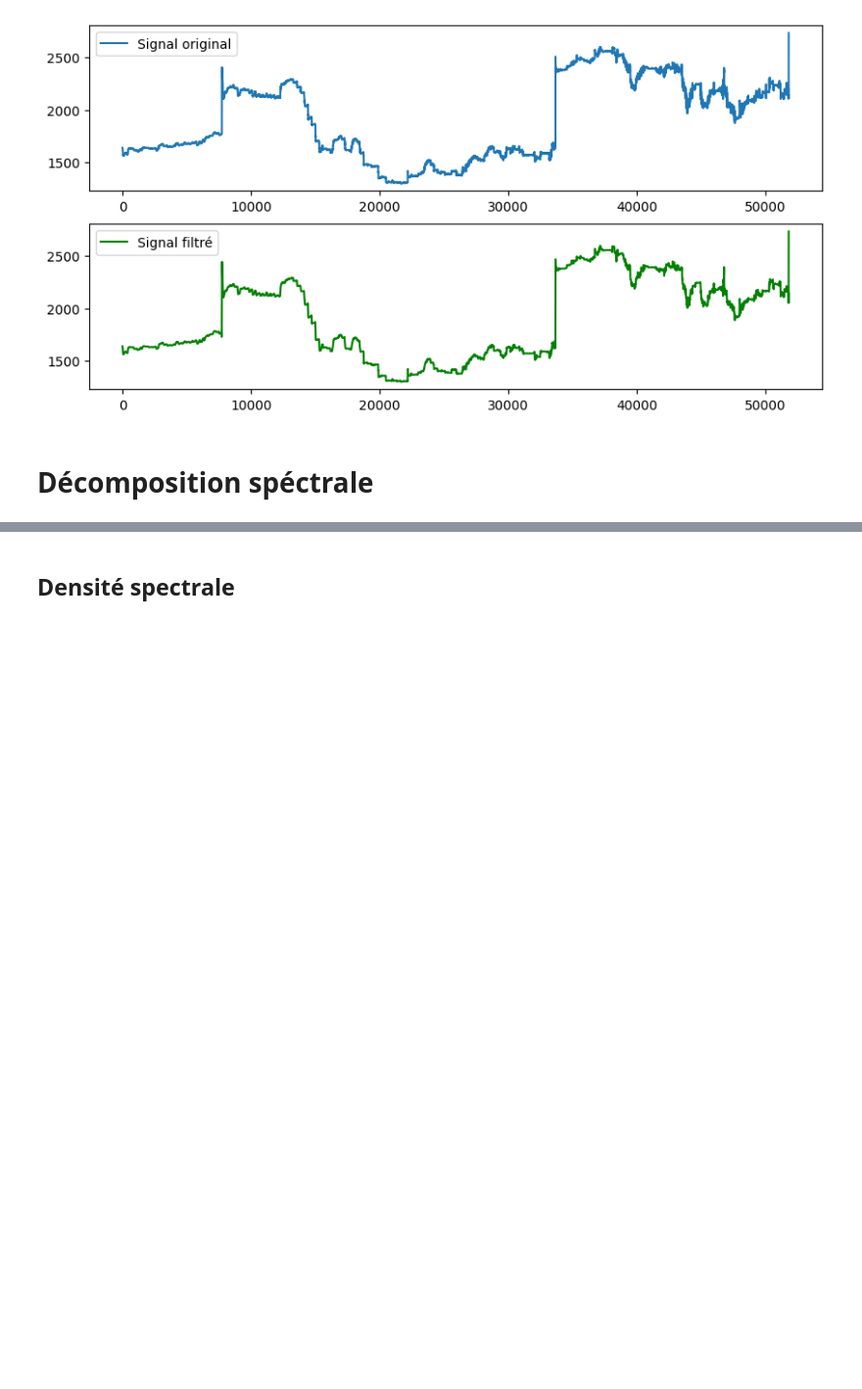
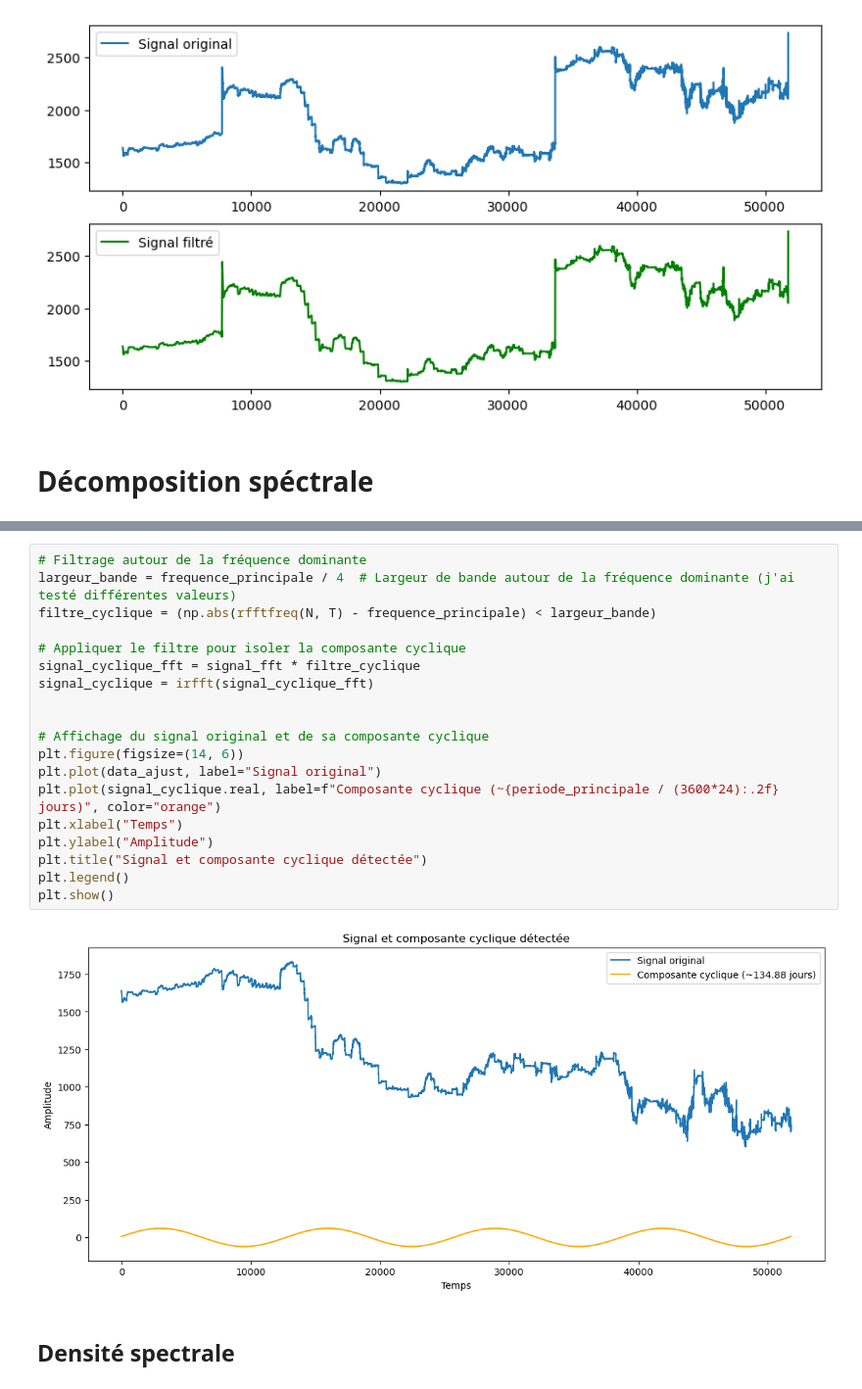
Before and after one commit to PiDchsn/Projet-RI, a Jupyter notebook: Analyse.ipynb, the cells around one changed output, grey strips where cells are left out. Shown at 98% size. Saved outputs shown, nothing was run; the diff lists cells and outputs as text; blank space fills up the shorter version.

```diff
--- a/Analyse.ipynb
+++ b/Analyse.ipynb
@@ -318,3 +362,24 @@ Text(0, 0.5, 'Amplitude')
+# %%
+# Filtrage autour de la fréquence dominante
+largeur_bande = frequence_principale / 4  # Largeur de bande autour de la fréquence dominante (j'ai testé différentes valeurs)
+filtre_cyclique = (np.abs(rfftfreq(N, T) - frequence_principale) < largeur_bande)
+
+# Appliquer le filtre pour isoler la composante cyclique
+signal_cyclique_fft = signal_fft * filtre_cyclique
+signal_cyclique = irfft(signal_cyclique_fft)
+
+
+# Affichage du signal original et de sa composante cyclique
+plt.figure(figsize=(14, 6))
+plt.plot(data_ajust, label="Signal original")
+plt.plot(signal_cyclique.real, label=f"Composante cyclique (~{periode_principale / (3600*24):.2f} jours)", color="orange")
+plt.xlabel("Temps")
+plt.ylabel("Amplitude")
+plt.title("Signal et composante cyclique détectée")
+plt.legend()
+plt.show()
+# %% [output]
+[figure, added]
 # %% [markdown]
 ## Densité spectrale
 # %%
```
Also changed, not shown: parts of 10 cells of this notebook.
